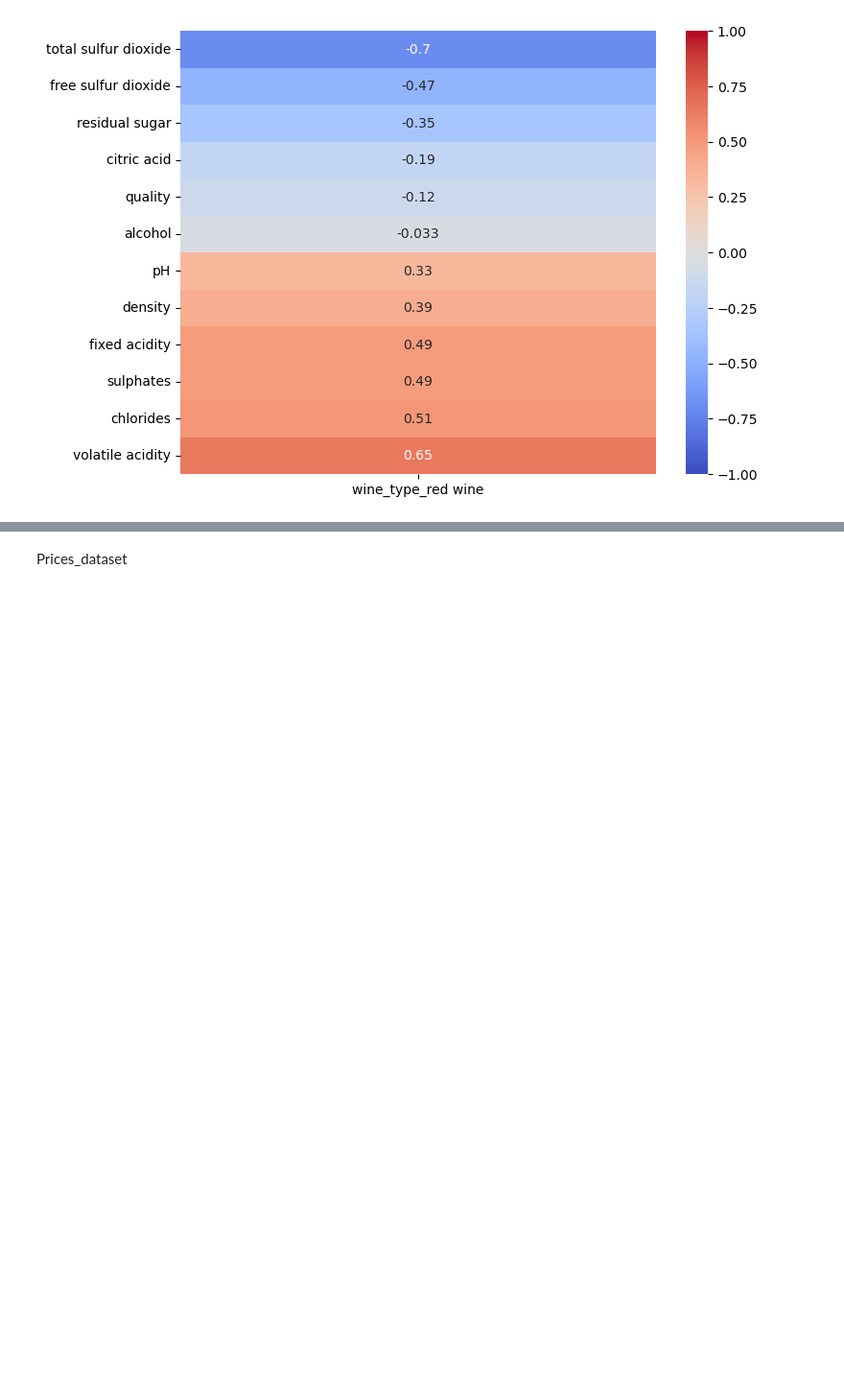
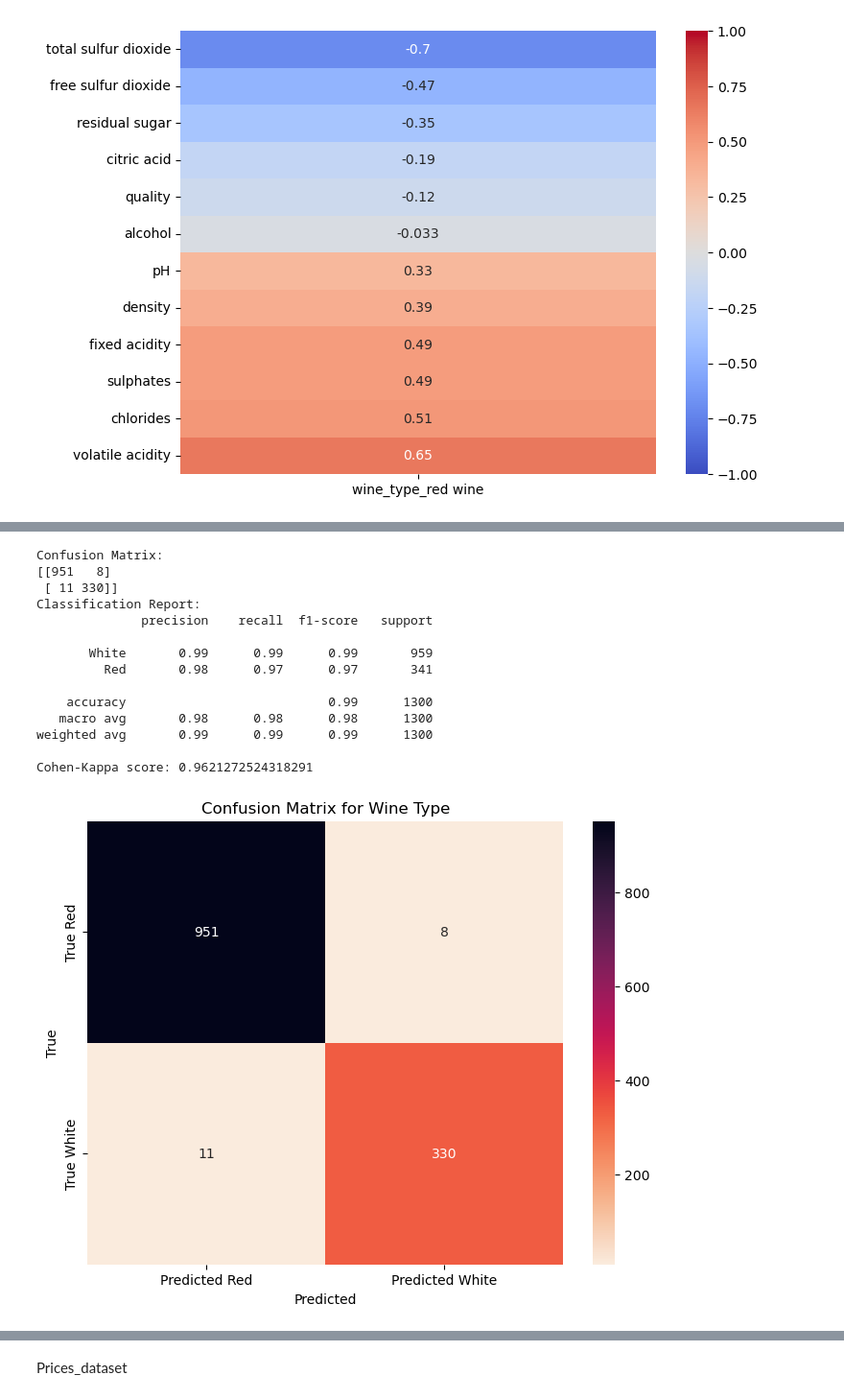
Before and after one commit to novik2713/CAB_Winery_Project, a Jupyter notebook: winery_ml.ipynb, the cells around one changed output, grey strips where cells are left out. Shown at 96% size. Cells and saved outputs as stored; diff of their text form; code cells hidden in the pictures; blank space fills up the shorter version.

```diff
--- a/winery_ml.ipynb
+++ b/winery_ml.ipynb
@@ -860,4 +164,0 @@ array([0., 0., 0., ..., 0., 0., 0.])
-# %%
-confusion = confusion_matrix(Wine_type_test, pred_wine)
-print("Confusion Matrix:")
-print(confusion)
@@ -868,4 +164,0 @@ Confusion Matrix:
-# %%
-report = classification_report(Wine_type_test, pred_wine, target_names=["low","medium"])
-print("Classification Report:")
-print(report)
@@ -882,3 +164,0 @@ weighted avg       0.97      0.97      0.97      1300
-# %%
-kappa = cohen_kappa_score(pred_wine, Wine_type_test)
-print("Cohen-Kappa score:", kappa)
@@ -1074,0 +265,25 @@ ValueError: penalty='none' is not supported for the liblinear solver
+# %%
+evaluate_model(tree, x_test, y_test, target_names=["White", "Red"])
+cm = confusion_matrix(y_test, tree.predict(x_test))
+plt.figure(figsize=(8, 6))
+sns.heatmap(cm, annot=True, fmt="d", cmap="rocket_r", xticklabels=["Predicted Red", "Predicted White"], yticklabels=["True Red", "True White"])
+plt.xlabel("Predicted")
+plt.ylabel("True")
+plt.title("Confusion Matrix for Wine Type")
+plt.show()
+# %% [output]
+Confusion Matrix:
+[[951   8]
+ [ 11 330]]
+Classification Report:
+              precision    recall  f1-score   support
+
+       White       0.99      0.99      0.99       959
+         Red       0.98      0.97      0.97       341
+
+    accuracy                           0.99      1300
+   macro avg       0.98      0.98      0.98      1300
+weighted avg       0.99      0.99      0.99      1300
+
+Cohen-Kappa score: 0.9621272524318291
+[figure, added]
```
Also changed, not shown: parts of 139 cells of this notebook.
